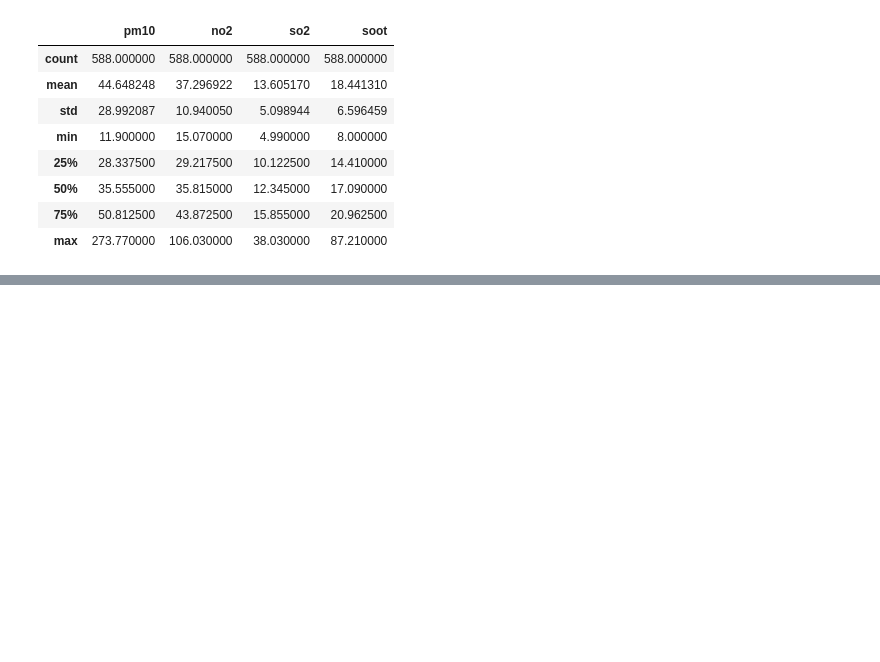
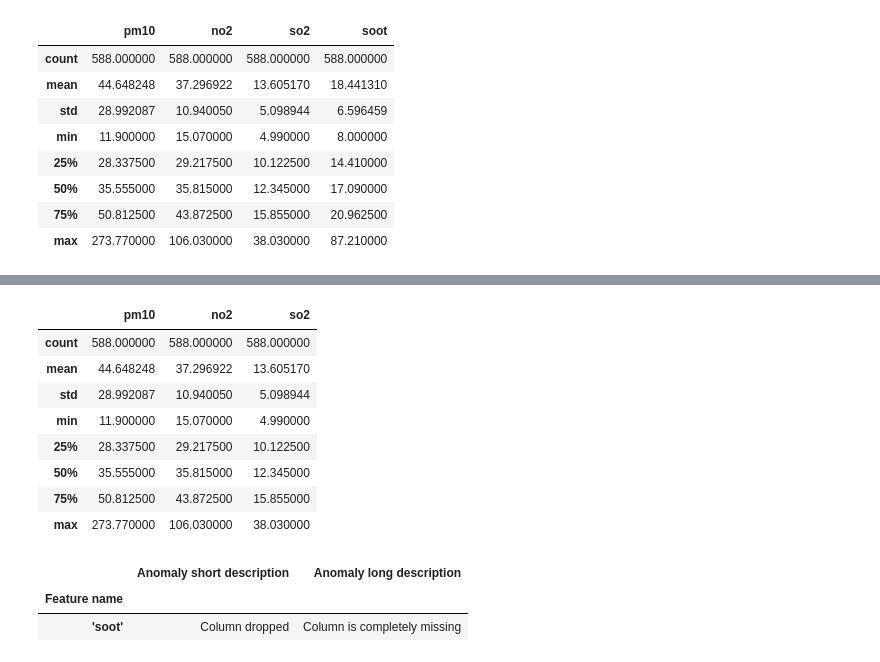
Before and after one commit to mamud1977/bootup, a Jupyter notebook: tensorflow_data_validation(tfdv).ipynb, the cells around one changed output, grey strips where cells are left out. Drawn from its saved outputs; the diff is of its cells as text; code cells hidden in the pictures; blank space fills up the shorter version.

```diff
--- a/tensorflow_data_validation(tfdv).ipynb
+++ b/tensorflow_data_validation(tfdv).ipynb
@@ -48,0 +104,3 @@ test_data.describe()
+# %%
+test_data2 = test_data.copy()
+test_data2.describe()
@@ -48,0 +117,22 @@ test_data.describe()
+# %%
+test_data2.drop("soot", axis=1,inplace=True)
+# %%
+test_data2.describe()
+# %% [output]
+|  | pm10 | no2 | so2 |
+| count | 588.000000 | 588.000000 | 588.000000 |
+| mean | 44.648248 | 37.296922 | 13.605170 |
+| std | 28.992087 | 10.940050 | 5.098944 |
+| min | 11.900000 | 15.070000 | 4.990000 |
+| 25% | 28.337500 | 29.217500 | 10.122500 |
+| 50% | 35.555000 | 35.815000 | 12.345000 |
+| 75% | 50.812500 | 43.872500 | 15.855000 |
+| max | 273.770000 | 106.030000 | 38.030000 |
+# %%
+test_data_stats2 = tfdv.generate_statistics_from_dataframe(dataframe=test_data2)
+anomalies2 = tfdv.validate_statistics(statistics=test_data_stats2, schema=training_data_schema)
+tfdv.display_anomalies(anomalies2)
+# %% [output]
+|  | Anomaly short description | Anomaly long description |
+| Feature name |  |  |
+| 'soot' | Column dropped | Column is completely missing |
```
Also changed, not shown: parts of 9 cells of this notebook.
